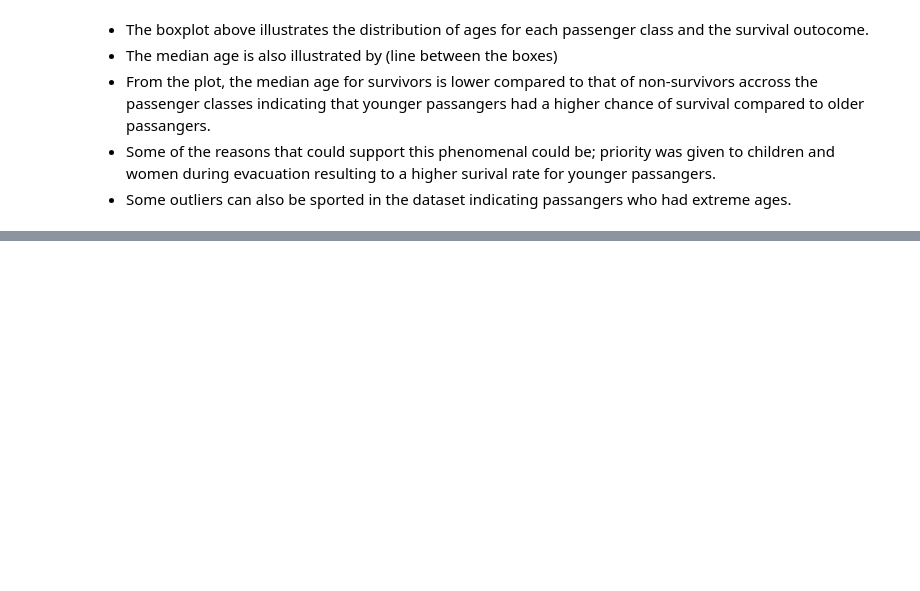
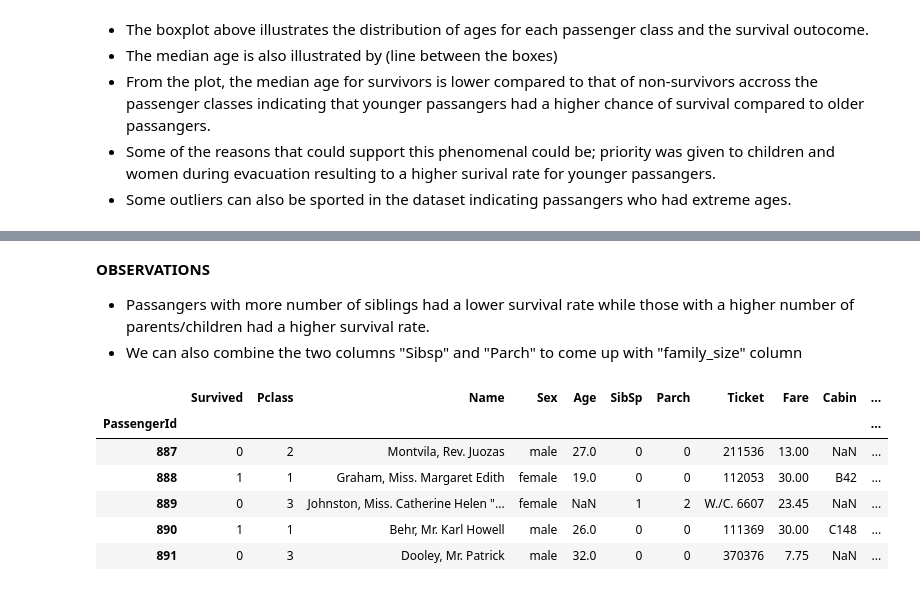
Before and after one commit to mut-rogers/titanicEDA, a Jupyter notebook: titanic.ipynb, the cells around one changed output, grey strips where cells are left out. Saved outputs shown, nothing was run; the diff lists cells and outputs as text; code cells hidden in the pictures; blank space fills up the shorter version.

```diff
--- a/titanic.ipynb
+++ b/titanic.ipynb
@@ -97,0 +173,17 @@ Text(0, 0.5, 'Age')
+# %% [markdown]
+**OBSERVATIONS**
+
+- Passangers with more number of siblings had a lower survival rate while those with a higher number of parents/children had a higher survival rate.
+- We can also combine the two columns "Sibsp" and "Parch" to come up with "family_size" column
+# %%
+# Getting the size of the family
+titanic_dataset["Family_Size"] = titanic_dataset["SibSp"] + titanic_dataset["Parch"]
+titanic_dataset.tail(5)
+# %% [output]
+|  | Survived | Pclass | Name | Sex | Age | SibSp | Parch | Ticket | Fare | Cabin | ... |
+| PassengerId |  |  |  |  |  |  |  |  |  |  | ... |
+| 887 | 0 | 2 | Montvila, Rev. Juozas | male | 27.0 | 0 | 0 | 211536 | 13.00 | NaN | ... |
+| 888 | 1 | 1 | Graham, Miss. Margaret Edith | female | 19.0 | 0 | 0 | 112053 | 30.00 | B42 | ... |
+| 889 | 0 | 3 | Johnston, Miss. Catherine Helen "... | female | NaN | 1 | 2 | W./C. 6607 | 23.45 | NaN | ... |
+| 890 | 1 | 1 | Behr, Mr. Karl Howell | male | 26.0 | 0 | 0 | 111369 | 30.00 | C148 | ... |
+| 891 | 0 | 3 | Dooley, Mr. Patrick | male | 32.0 | 0 | 0 | 370376 | 7.75 | NaN | ... |
```
Also changed, not shown: parts of 12 cells of this notebook.
